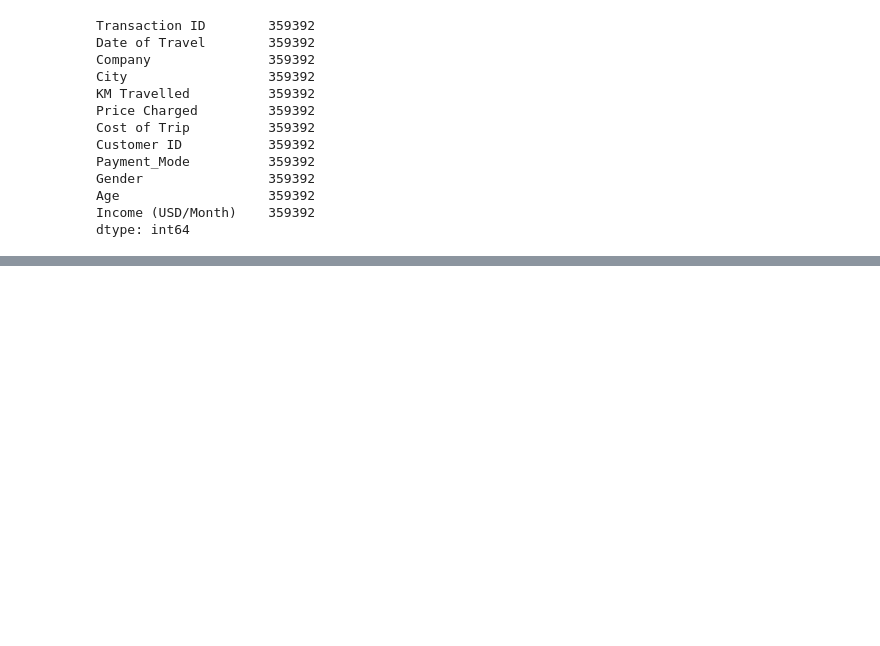
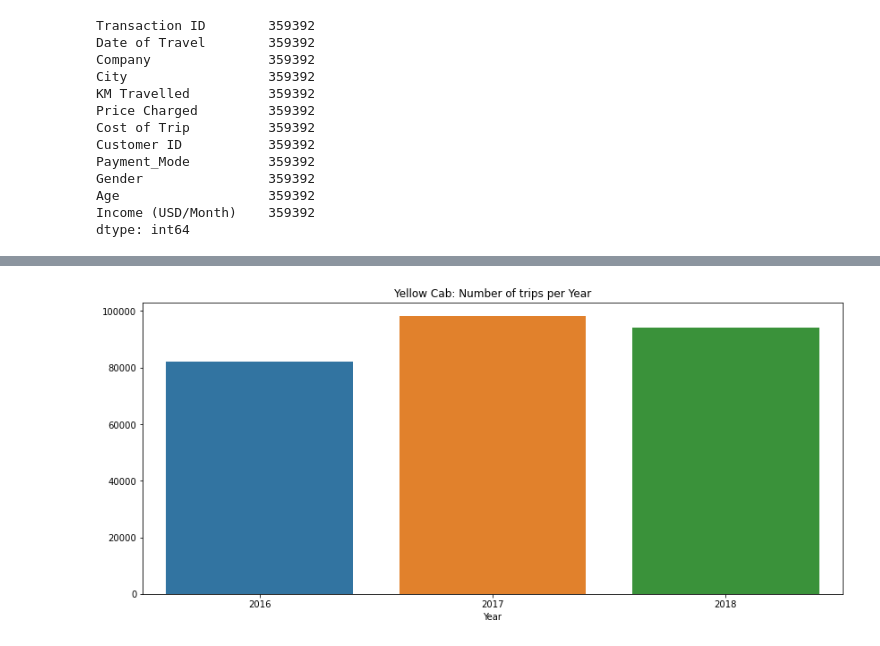
Before and after one commit to sabrawihussein/DataGlacier, a Jupyter notebook: Week2/G2M-notebook.ipynb, the cells around one changed output, grey strips where cells are left out. Cells and saved outputs as stored; diff of their text form; code cells hidden in the pictures; blank space fills up the shorter version.

```diff
--- a/Week2/G2M-notebook.ipynb
+++ b/Week2/G2M-notebook.ipynb
@@ -95,0 +166,7 @@ dtype: int64
+# %%
+plt.figure(figsize=(14,6))
+sns.barplot(x=plot1.index,y=plot1.values)
+plt.title('Yellow Cab: Number of trips per Year')
+plt.show()
+# %% [output]
+[figure, added]
```
Also changed, not shown: parts of 20 cells of this notebook.
